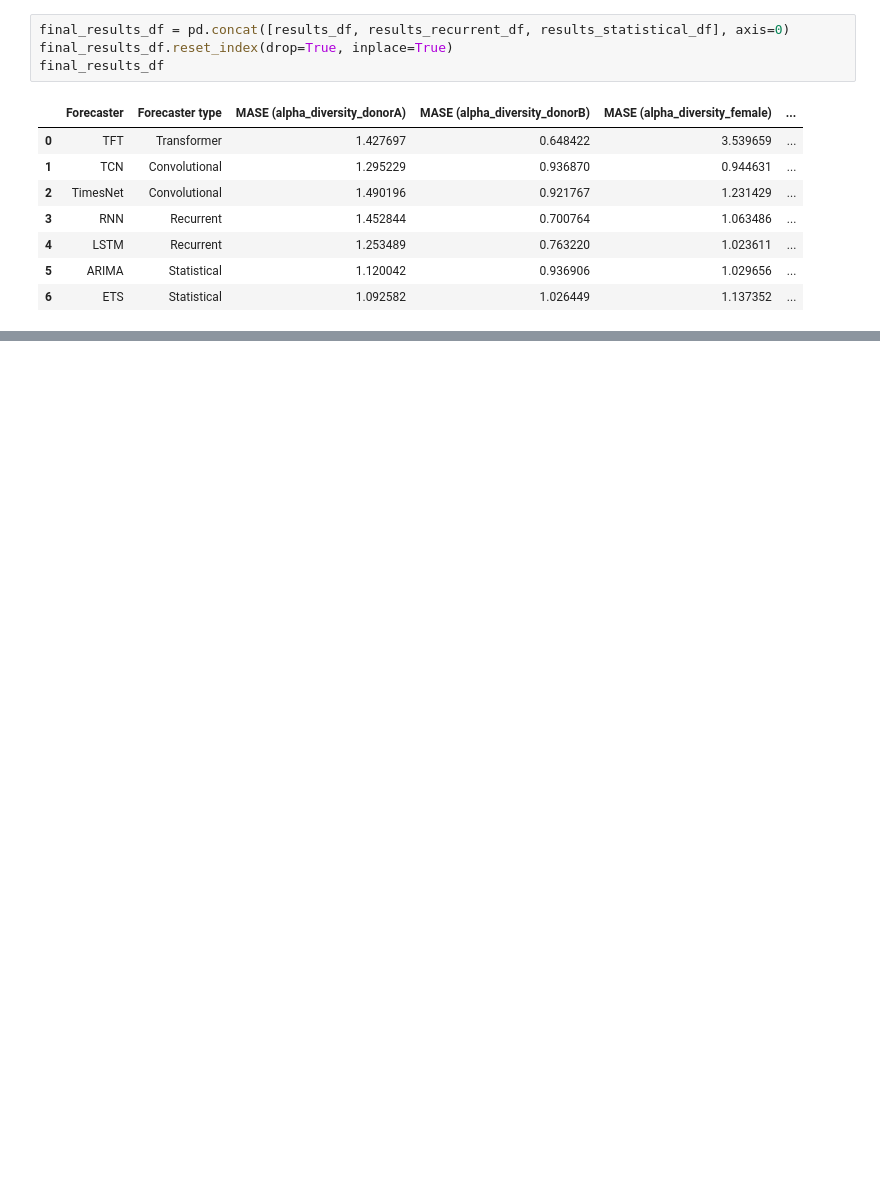
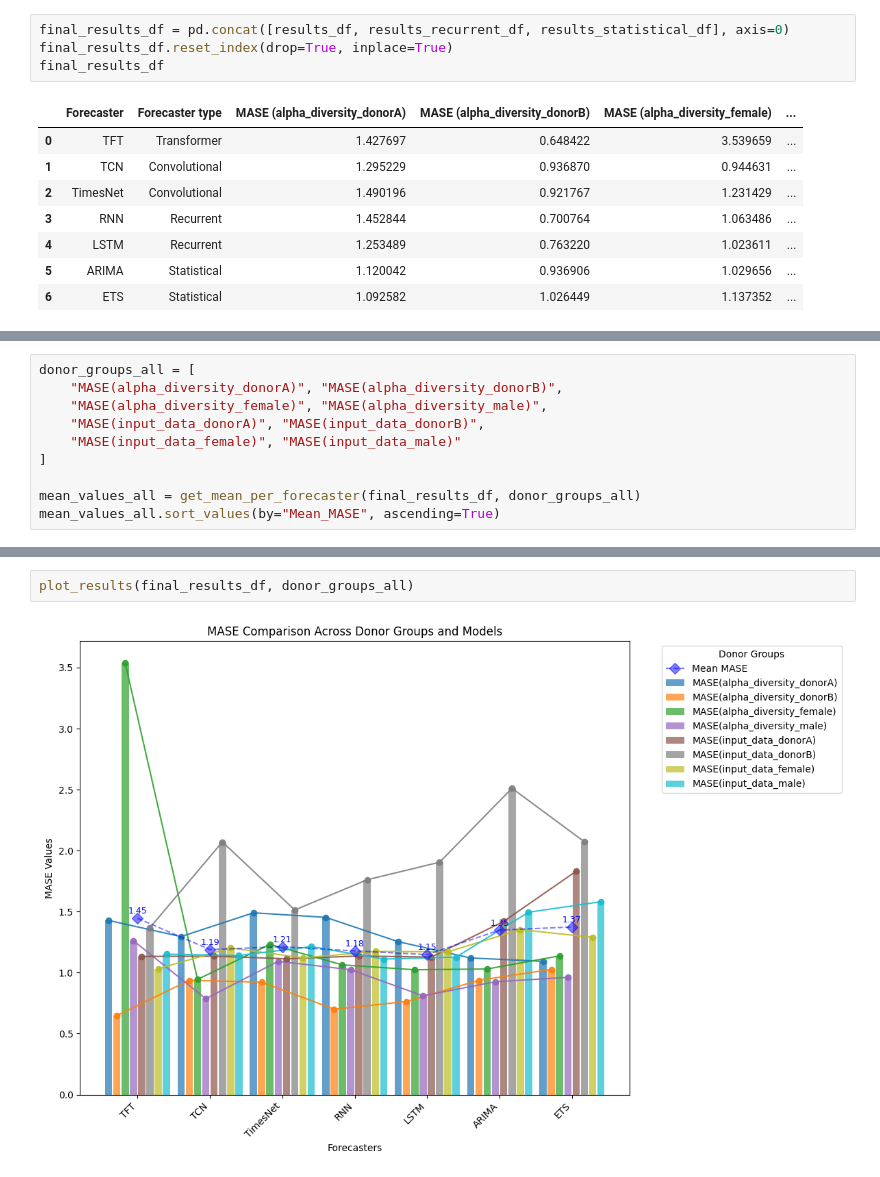
Before and after one commit to ewa-siedlarczyk/UM-TimeSeries, a Jupyter notebook: p4_time_series_analysis.ipynb, the cells around one changed output, grey strips where cells are left out. Saved outputs shown, nothing was run; the diff lists cells and outputs as text; blank space fills up the shorter version.

```diff
--- a/p4_time_series_analysis.ipynb
+++ b/p4_time_series_analysis.ipynb
@@ -699,0 +815,10 @@ final_results_df
+# %%
+donor_groups_all = [
+    "MASE(alpha_diversity_donorA)", "MASE(alpha_diversity_donorB)",
+    "MASE(alpha_diversity_female)", "MASE(alpha_diversity_male)",
+    "MASE(input_data_donorA)", "MASE(input_data_donorB)",
+    "MASE(input_data_female)", "MASE(input_data_male)"
+]
+
+mean_values_all = get_mean_per_forecaster(final_results_df, donor_groups_all)
+mean_values_all.sort_values(by="Mean_MASE", ascending=True)
@@ -699,0 +834,4 @@ final_results_df
+# %%
+plot_results(final_results_df, donor_groups_all)
+# %% [output]
+[figure, added]
```
Also changed, not shown: parts of 11 cells of this notebook.
